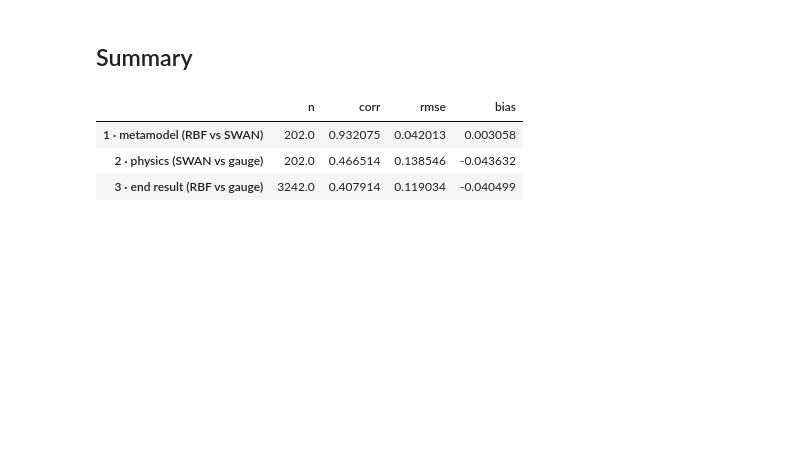
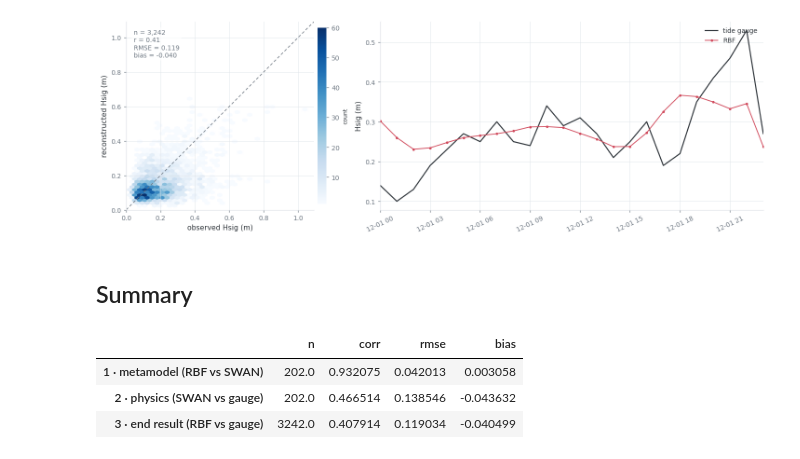
Before and after one commit to GeoOcean/BlueMath, a Jupyter notebook: methods/hybrid_downscaling/metamodels/HyWindSea/04_validation.ipynb, the cells around one changed output. Cells and saved outputs as stored; diff of their text form; code cells hidden in the pictures; blank space fills up the shorter version.

Commit message:
[GBP] new working version for HyWindSea

```diff
--- a/methods/hybrid_downscaling/metamodels/HyWindSea/04_validation.ipynb
+++ b/methods/hybrid_downscaling/metamodels/HyWindSea/04_validation.ipynb
@@ -281,0 +65,15 @@ plot_gauge_validation(
+# %%
+def reconstruct(times, rbf_model=rbf, pca_model=pca_wave, var=VAR, chunk=CHUNK):
+    """Rebuild the wave field at `times` from the ERA5 wind PCs."""
+    pieces = []
+    for start in range(0, len(times), chunk):
+        block = times[start:start + chunk]
+        pcs   = rbf_model.predict(pca_wind.pcs_df.loc[block])
+        field = pca_model.inverse_transform(
+            PCs=xr.Dataset(
+                {"PCs": (("time", "n_component"), pcs.values)},
+                coords={"time": block.values},
+            )
+        )
+        pieces.append(field[var].load())
+    return xr.concat(pieces, dim="time").sortby("time")
@@ -281,0 +150,22 @@ plot_gauge_validation(
+# %%
+gauge      = xr.open_dataset("inputs/mareografo_1H_mean_climate.nc")
+gauge_times = pd.to_datetime(gauge.time.values)
+swan_times  = pd.to_datetime(waves.time.values)
+both        = swan_times.intersection(gauge_times)
+
+swan_at_gauge = waves[VAR].sel(lon=GAUGE_LON, lat=GAUGE_LAT, method="nearest")
+
+chain = pd.concat(
+    {
+        "observed": gauge[GAUGE_VAR].sel(time=both.values).to_series(),
+        "swan":     swan_at_gauge.sel(time=both.values).to_series(),
+        "rbf":      reconstruct(both).sel(
+                        lon=GAUGE_LON, lat=GAUGE_LAT, method="nearest"
+                    ).to_series(),
+    },
+    axis=1,
+).dropna()
+
+unseen = chain.index.difference(train_times)
+print(f"SWAN cases with gauge record : {len(chain)}")
+print(f"of which never used to train : {len(unseen)}")
@@ -282,3 +238,11 @@ plot_gauge_validation(
+# %%
+plot_gauge_validation(
+    observed, reconstructed,
+    var_label=VAR_LABEL,
+    window=("2011-12-01", "2011-12-03"),
+);
+# %% [output]
+[figure, added]
 # %% [markdown]
 ## Summary
 # %%
```
Also changed, not shown: parts of 41 cells of this notebook, 11 other files.
